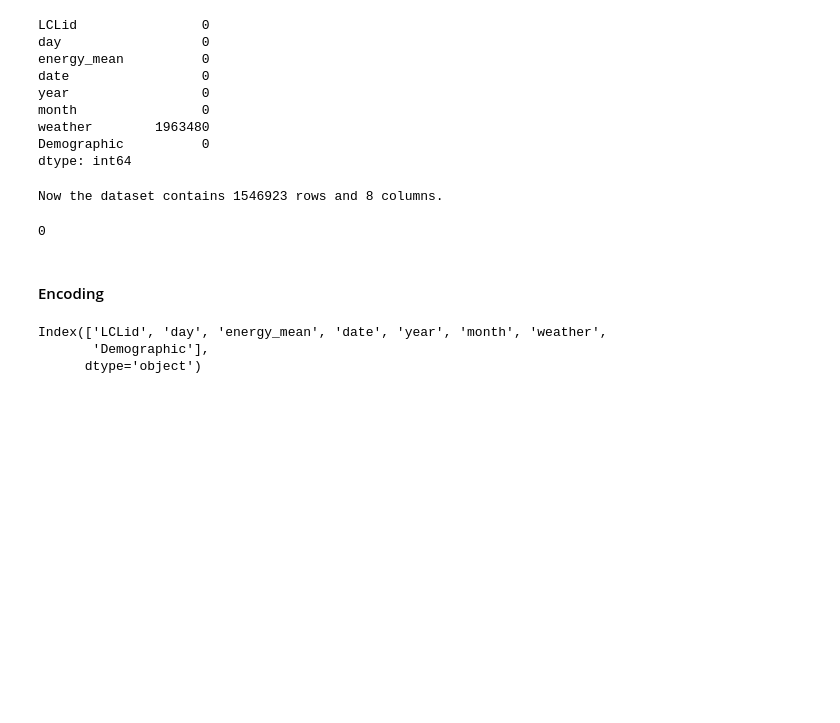
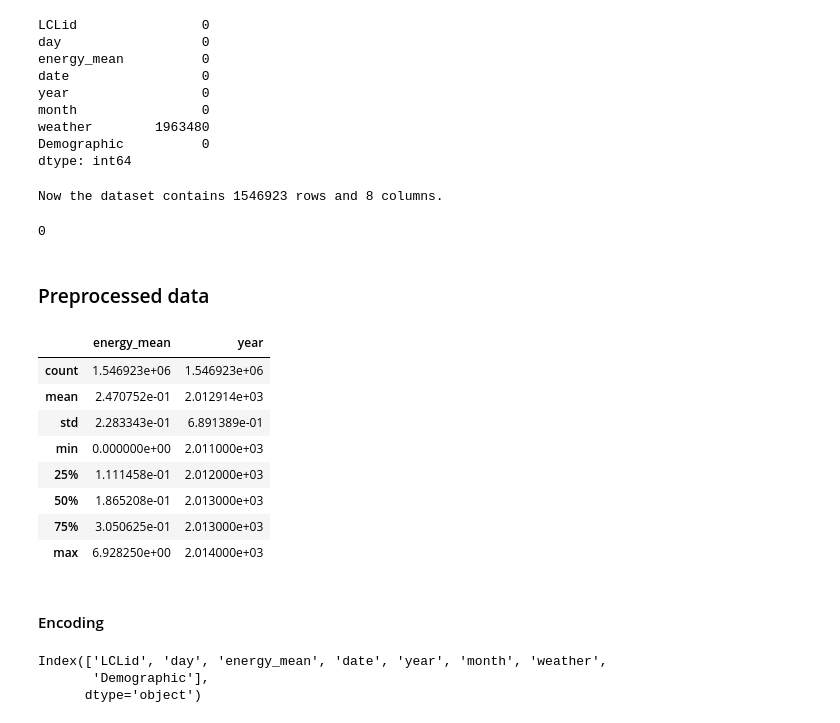
Before and after one commit to gokul-elumalai/energy-usage-prediction, a Jupyter notebook: electricity_prediction.ipynb, the cells around one changed output. Drawn from its saved outputs; the diff is of its cells as text; code cells hidden in the pictures; blank space fills up the shorter version.

```diff
--- a/electricity_prediction.ipynb
+++ b/electricity_prediction.ipynb
@@ -543,6 +543,20 @@ Now the dataset contains 1546923 rows and 8 columns.
 merged_data.isnull().sum().sum() # check for missing values
 # %% [output]
 0
+# %% [markdown]
+### Preprocessed data
+# %%
+merged_data.describe()
+# %% [output]
+|  | energy_mean | year |
+| count | 1.546923e+06 | 1.546923e+06 |
+| mean | 2.470752e-01 | 2.012914e+03 |
+| std | 2.283343e-01 | 6.891389e-01 |
+| min | 0.000000e+00 | 2.011000e+03 |
+| 25% | 1.111458e-01 | 2.012000e+03 |
+| 50% | 1.865208e-01 | 2.013000e+03 |
+| 75% | 3.050625e-01 | 2.013000e+03 |
+| max | 6.928250e+00 | 2.014000e+03 |
 # %% [markdown]
 #### Encoding
 # %%
```
